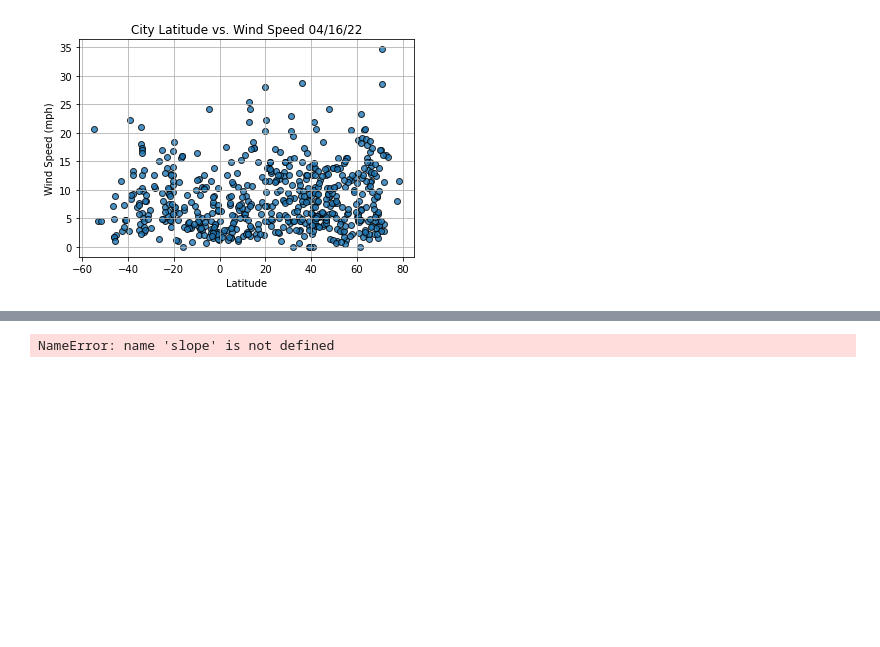
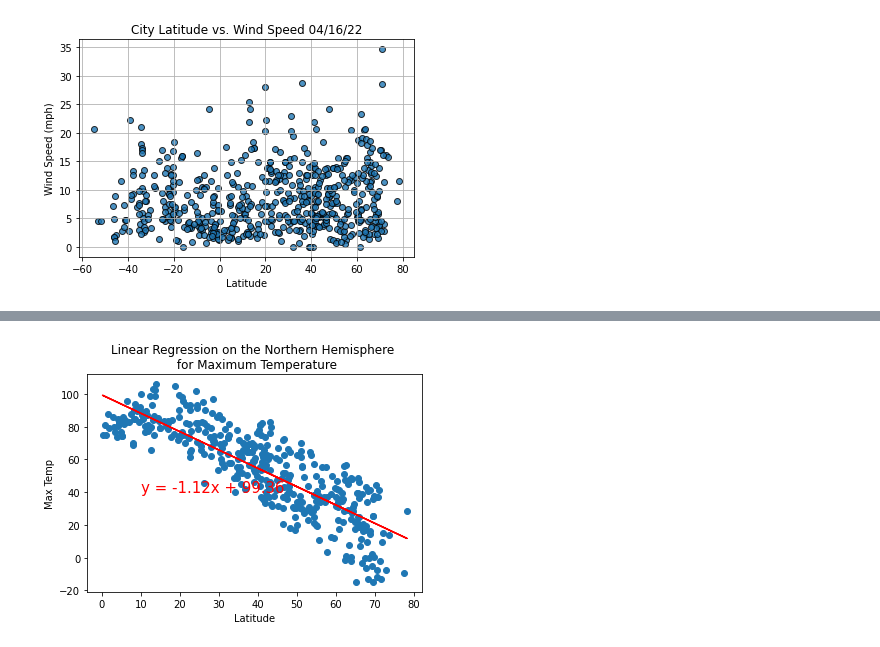
Before and after one commit to AnureetKaurVirdi/World_Weather_Analysis, a Jupyter notebook: WeatherPy.ipynb, the cells around one changed output, grey strips where cells are left out. Saved outputs shown, nothing was run; the diff lists cells and outputs as text; code cells hidden in the pictures; blank space fills up the shorter version.

```diff
--- a/WeatherPy.ipynb
+++ b/WeatherPy.ipynb
@@ -234,17 +234,17 @@ plt.show()
 # %%
 # Create a function to create perform linear regression on the weather data
 # and plot a regression line and the equation with the data.
-def plot_linear_regression(x_values, y_values, title, y_label, text_coordinates):
+#def plot_linear_regression(x_values, y_values, title, y_label, text_coordinates):
 
 # Import linregress
-    from scipy.stats import linregress
+from scipy.stats import linregress
 
     # Create a function to create perform linear regression on the weather data
     # and plot a regression line and the equation with the data.
-    def plot_linear_regression(x_values, y_values, title, y_label, text_coordinates):
+def plot_linear_regression(x_values, y_values, title, y_label, text_coordinates):
 
     # Run regression on hemisphere weather data.
-        (slope, intercept, r_value, p_value, std_err) = linregress(x_values, y_values)
+    (slope, intercept, r_value, p_value, std_err) = linregress(x_values, y_values)
 
     # Calculate the regression line "y values" from the slope and intercept.
     regress_values = x_values * slope + intercept
@@ -275,10 +275,9 @@ southern_hemi_df = city_data_df.loc[(city_data_df["Lat"] < 0)]
 # %%
 # Linear regression on the Northern Hemisphere
 x_values = northern_hemi_df["Lat"]
 y_values = northern_hemi_df["Max Temp"]
 # Call the function.
 plot_linear_regression(x_values, y_values,
-                       'Linear Regression on the Northern Hemisphere \
-                        for Maximum Temperature', 'Max Temp',(10,40))
+                       'Linear Regression on the Northern Hemisphere \n for Maximum Temperature', 'Max Temp',(10,40))
 # %% [output]
-NameError: name 'slope' is not defined
+[figure, added]
```
Also changed, not shown: parts of 6 cells of this notebook.
